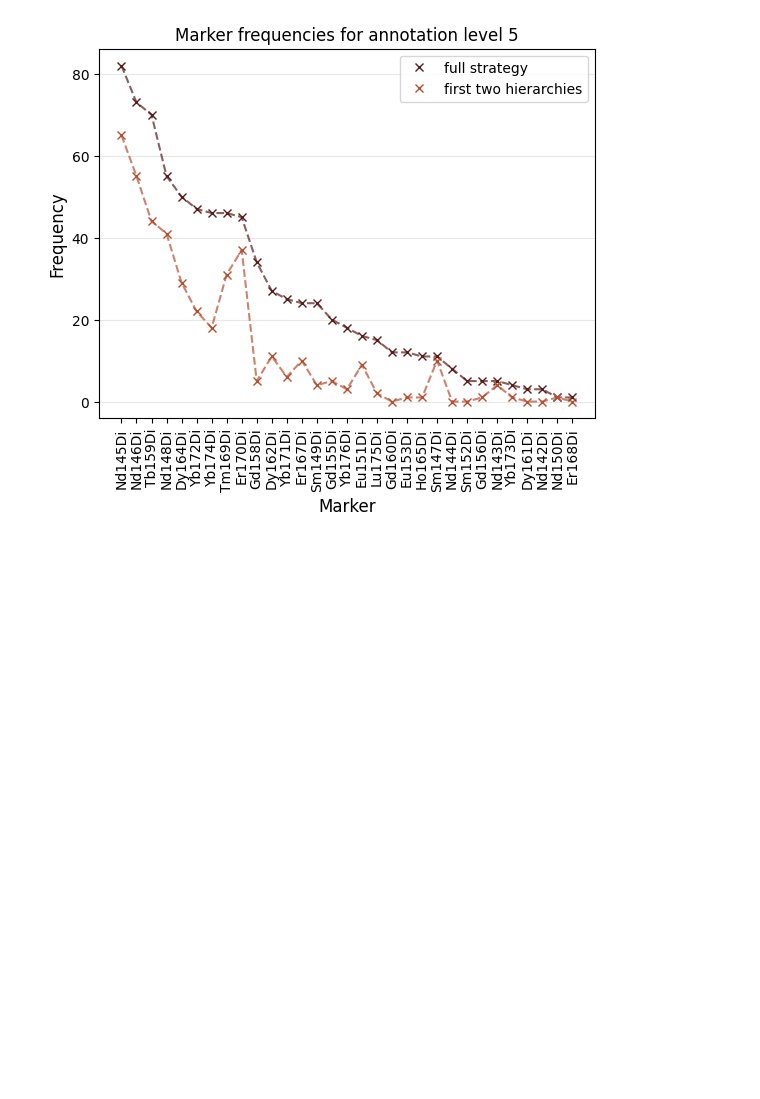
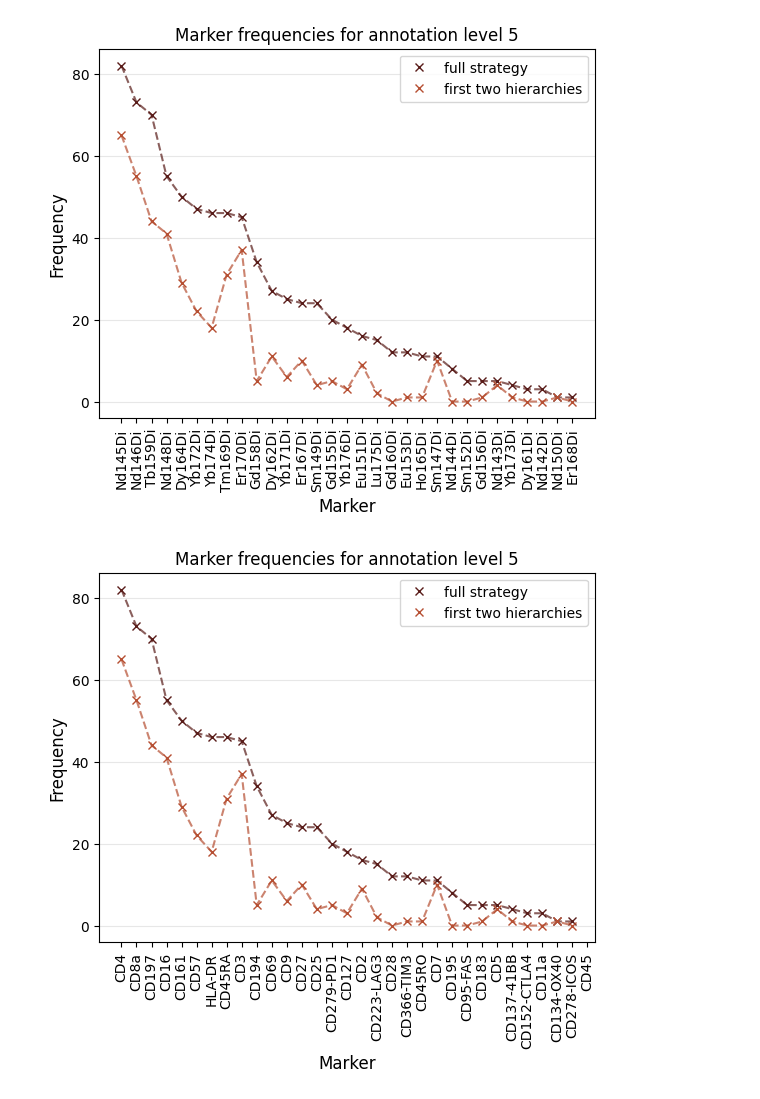
Before and after one commit to buettnerlab/reproducibility_convex_gating, a Jupyter notebook: Figure_5/P03_auswertung.ipynb, the cells around one changed output. Cells and saved outputs as stored; diff of their text form; code cells hidden in the pictures; blank space fills up the shorter version.

Commit message:
update figure 5

```diff
--- a/Figure_5/P03_auswertung.ipynb
+++ b/Figure_5/P03_auswertung.ipynb
@@ -644,3 +608,11 @@ df_merged
+# %%
+oetjen_all = sc.read_h5ad('oetjen_all.h5ad')
+
+df_merged_AB = pd.concat([df_merged,oetjen_all.var],axis = 1)
+
+df_merged_AB.index = df_merged_AB['AB']
+
+df_merged_AB = df_merged_AB[['marker_full','marker_2h']]
 # %%
 colors = ["#591c19", "#b64f32"]
 # %%
@@ -657,3 +629,17 @@ plt.legend()
 plt.savefig('figures/P03_marker_frequencies.pdf',bbox_inches = 'tight')
 # %% [output]
 [figure]
+# %%
+plt.plot(df_merged_AB.index,df_merged_AB['marker_full'],'x',color = "#591c19",markersize = 6,label = 'full strategy')
+plt.plot(df_merged_AB.index,df_merged_AB['marker_full'],'--',color = "#591c19",alpha = 0.7)
+plt.plot(df_merged_AB.index,df_merged_AB['marker_2h'],'x',color = "#b64f32",label = 'first two hierarchies',markersize = 6)
+plt.plot(df_merged_AB.index,df_merged_AB['marker_2h'],'--',color = "#b64f32",alpha = 0.7)
+plt.gca().tick_params(axis='x', rotation=90)
+plt.grid(axis = 'y',alpha = 0.3)
+plt.xlabel('Marker',fontsize = 12)
+plt.ylabel('Frequency',fontsize = 12)
+plt.title('Marker frequencies for annotation level 5',fontsize = 12)
+plt.legend()
+plt.savefig('figures/P03_marker_frequencies_AB.pdf',bbox_inches = 'tight')
+# %% [output]
+[figure, added]
```
Also changed, not shown: parts of 5 cells of this notebook, 1 other file.
